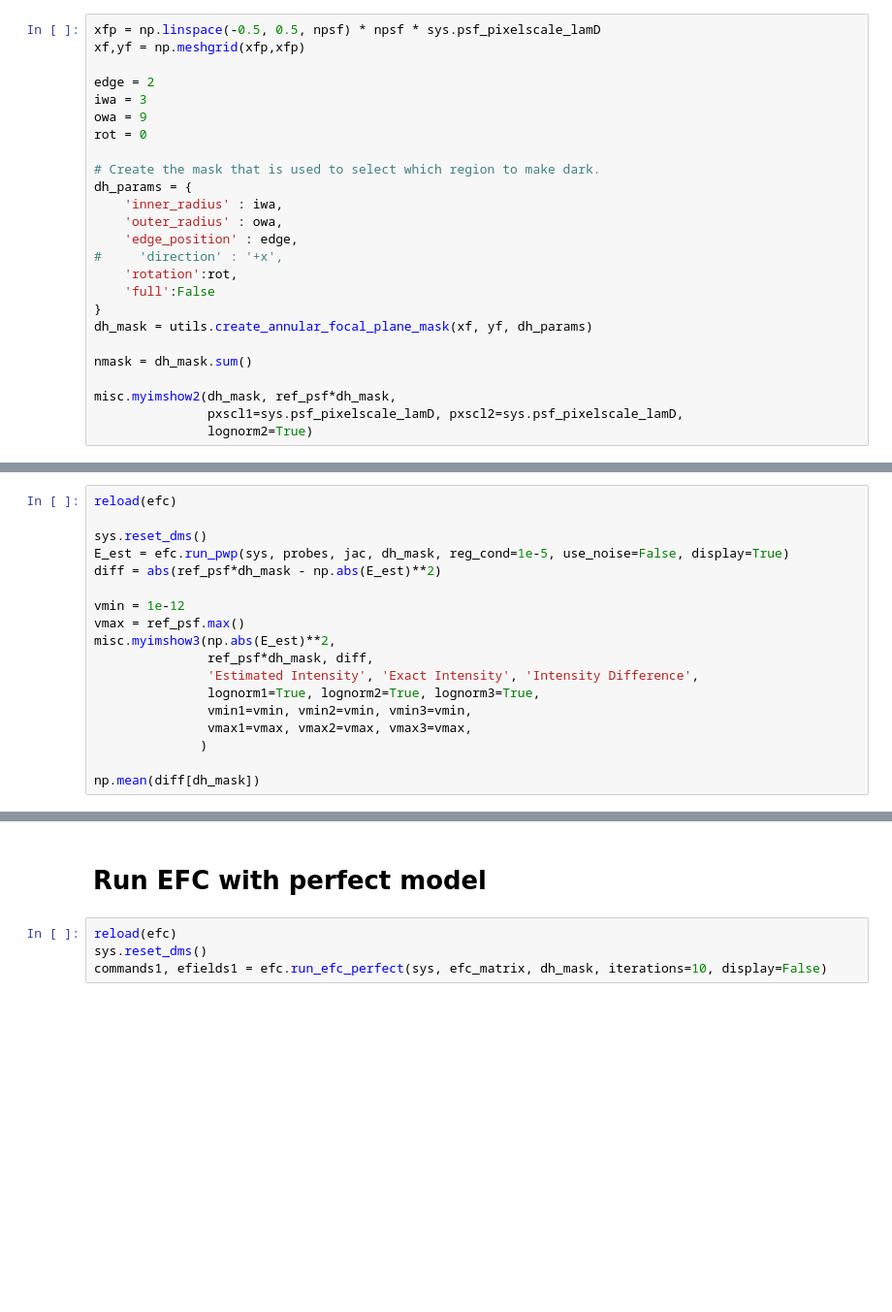
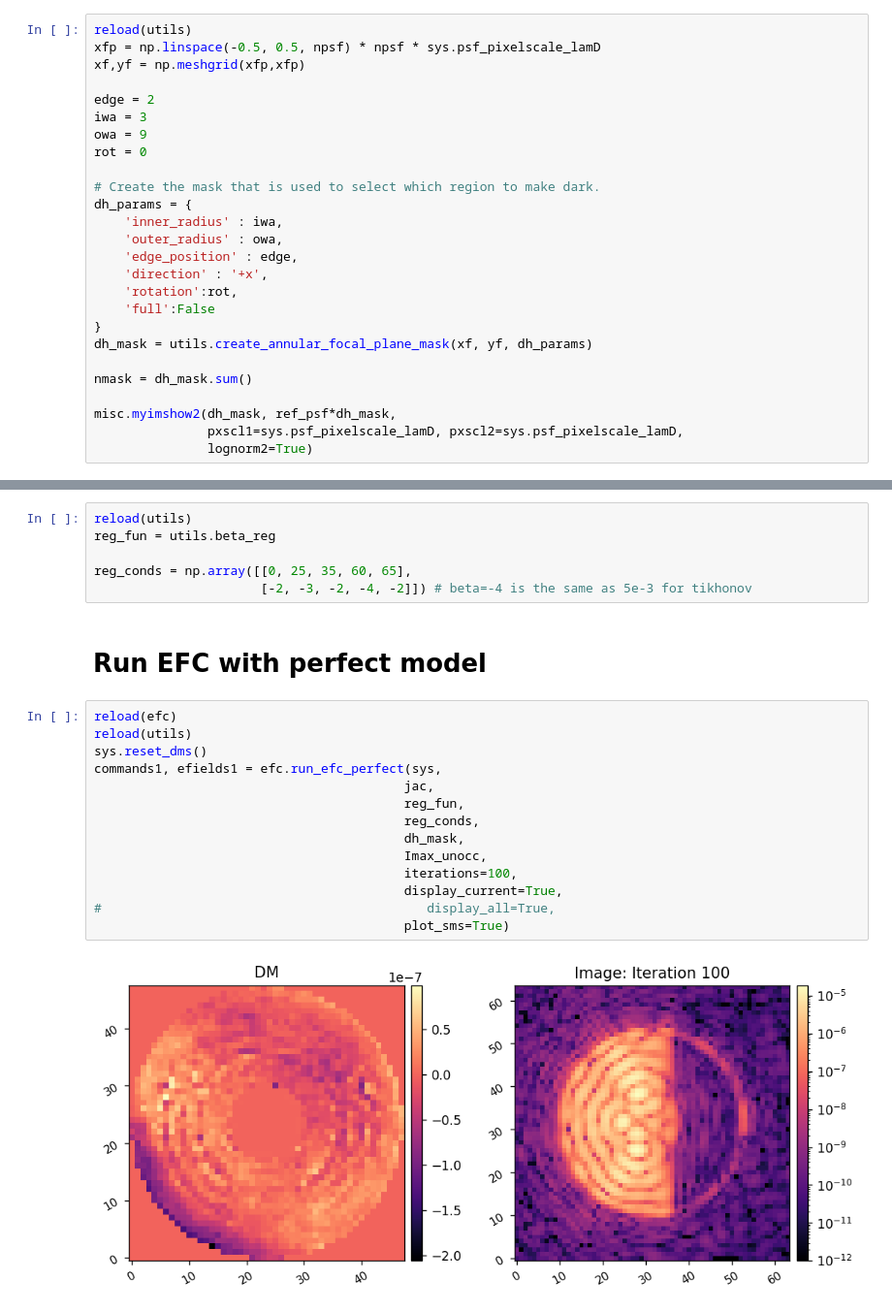
Before and after one commit to kian1377/roman-cgi-iefc, a Jupyter notebook: efc_1dm_hlc.ipynb, the cells around one changed output, grey strips where cells are left out. Shown at 97% size. Drawn from its saved outputs; the diff is of its cells as text; blank space fills up the shorter version.

```diff
--- a/efc_1dm_hlc.ipynb
+++ b/efc_1dm_hlc.ipynb
@@ -52,6 +69,7 @@ misc.myimshow(ref_psf, lognorm=True)
 # %% [markdown]
 # Create the dark-hole mask
 # %%
+reload(utils)
 xfp = np.linspace(-0.5, 0.5, npsf) * npsf * sys.psf_pixelscale_lamD
 xf,yf = np.meshgrid(xfp,xfp)
 
@@ -65,7 +83,7 @@ dh_params = {
     'inner_radius' : iwa,
     'outer_radius' : owa,
     'edge_position' : edge,
-#     'direction' : '+x',
+    'direction' : '+x',
     'rotation':rot,
     'full':False
 }
@@ -134,18 +136,0 @@ Generating probe with amplitude=1.438e-08, radius=12.0, phase=1.571, offset=(8.0
-# %%
-reload(efc)
-
-sys.reset_dms()
-E_est = efc.run_pwp(sys, probes, jac, dh_mask, reg_cond=1e-5, use_noise=False, display=True)
-diff = abs(ref_psf*dh_mask - np.abs(E_est)**2)
-
-vmin = 1e-12
-vmax = ref_psf.max()
-misc.myimshow3(np.abs(E_est)**2,
-               ref_psf*dh_mask, diff,
-               'Estimated Intensity', 'Exact Intensity', 'Intensity Difference',
-               lognorm1=True, lognorm2=True, lognorm3=True,
-               vmin1=vmin, vmin2=vmin, vmin3=vmin,
-               vmax1=vmax, vmax2=vmax, vmax3=vmax,
-              )
-
-np.mean(diff[dh_mask])
@@ -167,7 +139,24 @@ efc_matrix.shape
+# %%
+reload(utils)
+reg_fun = utils.beta_reg
+
+reg_conds = np.array([[0, 25, 35, 60, 65],
+                      [-2, -3, -2, -4, -2]]) # beta=-4 is the same as 5e-3 for tikhonov
 # %% [markdown]
 # Run EFC with perfect model
 # %%
 reload(efc)
+reload(utils)
 sys.reset_dms()
-commands1, efields1 = efc.run_efc_perfect(sys, efc_matrix, dh_mask, iterations=10, display=False)
+commands1, efields1 = efc.run_efc_perfect(sys,
+                                         jac,
+                                         reg_fun,
+                                         reg_conds,
+                                         dh_mask,
+                                         Imax_unocc,
+                                         iterations=100,
+                                         display_current=True,
+#                                           display_all=True,
+                                         plot_sms=True)
 # %% [output]
+[figure, added]
```
Also changed, not shown: parts of 18 cells of this notebook, 8 other files.
